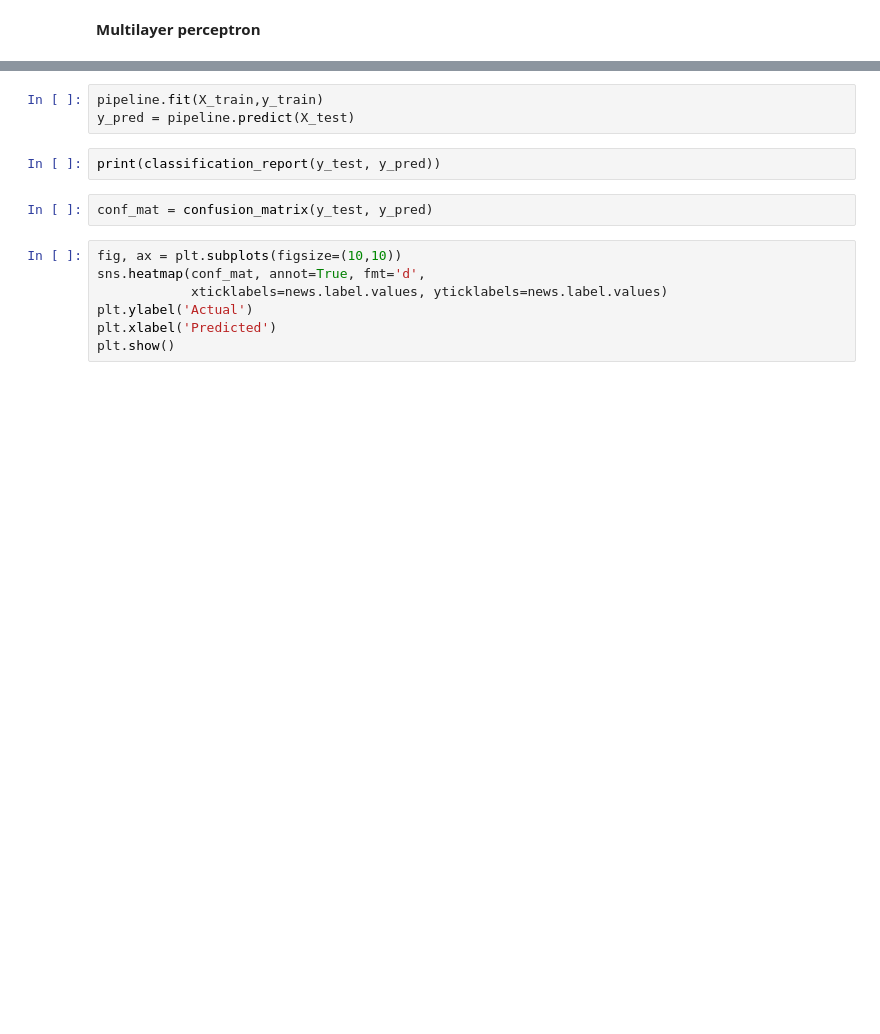
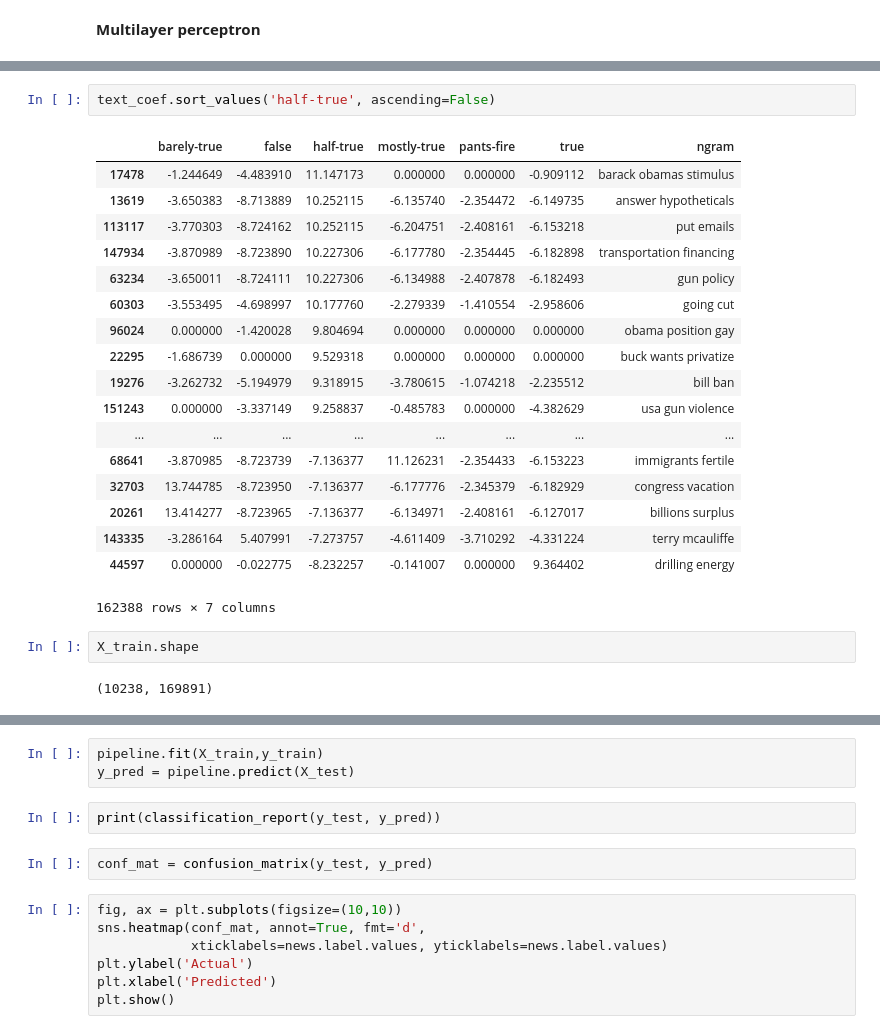
Before and after one commit to joshuamei91/ga-dsi-sg-07, a Jupyter notebook: capstone/US fake news analysis.ipynb, the cells around one changed output, grey strips where cells are left out. Cells and saved outputs as stored; diff of their text form; blank space fills up the shorter version.

```diff
--- a/capstone/US fake news analysis.ipynb
+++ b/capstone/US fake news analysis.ipynb
@@ -1051,0 +1177,25 @@ mlp_transformer_pipeline = Pipeline([
+# %%
+text_coef.sort_values('half-true', ascending=False)
+# %% [output]
+|  | barely-true | false | half-true | mostly-true | pants-fire | true | ngram |
+| 17478 | -1.244649 | -4.483910 | 11.147173 | 0.000000 | 0.000000 | -0.909112 | barack obamas stimulus |
+| 13619 | -3.650383 | -8.713889 | 10.252115 | -6.135740 | -2.354472 | -6.149735 | answer hypotheticals |
+| 113117 | -3.770303 | -8.724162 | 10.252115 | -6.204751 | -2.408161 | -6.153218 | put emails |
+| 147934 | -3.870989 | -8.723890 | 10.227306 | -6.177780 | -2.354445 | -6.182898 | transportation financing |
+| 63234 | -3.650011 | -8.724111 | 10.227306 | -6.134988 | -2.407878 | -6.182493 | gun policy |
+| 60303 | -3.553495 | -4.698997 | 10.177760 | -2.279339 | -1.410554 | -2.958606 | going cut |
+| 96024 | 0.000000 | -1.420028 | 9.804694 | 0.000000 | 0.000000 | 0.000000 | obama position gay |
+| 22295 | -1.686739 | 0.000000 | 9.529318 | 0.000000 | 0.000000 | 0.000000 | buck wants privatize |
+| 19276 | -3.262732 | -5.194979 | 9.318915 | -3.780615 | -1.074218 | -2.235512 | bill ban |
+| 151243 | 0.000000 | -3.337149 | 9.258837 | -0.485783 | 0.000000 | -4.382629 | usa gun violence |
+| ... | ... | ... | ... | ... | ... | ... | ... |
+| 68641 | -3.870985 | -8.723739 | -7.136377 | 11.126231 | -2.354433 | -6.153223 | immigrants fertile |
+| 32703 | 13.744785 | -8.723950 | -7.136377 | -6.177776 | -2.345379 | -6.182929 | congress vacation |
+| 20261 | 13.414277 | -8.723965 | -7.136377 | -6.134971 | -2.408161 | -6.127017 | billions surplus |
+| 143335 | -3.286164 | 5.407991 | -7.273757 | -4.611409 | -3.710292 | -4.331224 | terry mcauliffe |
+| 44597 | 0.000000 | -0.022775 | -8.232257 | -0.141007 | 0.000000 | 9.364402 | drilling energy |
+162388 rows × 7 columns
+# %%
+X_train.shape
+# %% [output]
+(10238, 169891)
```
Also changed, not shown: parts of 56 cells of this notebook, 2 other files.
